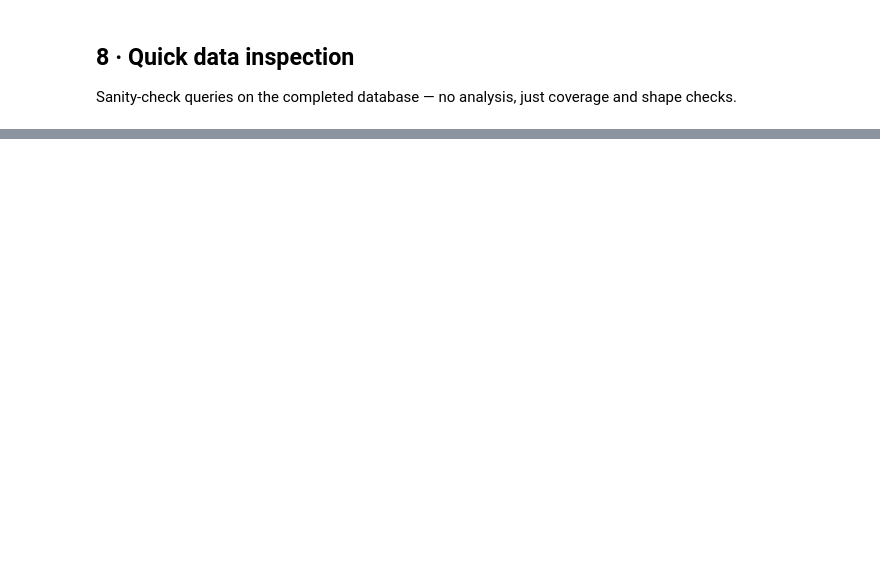
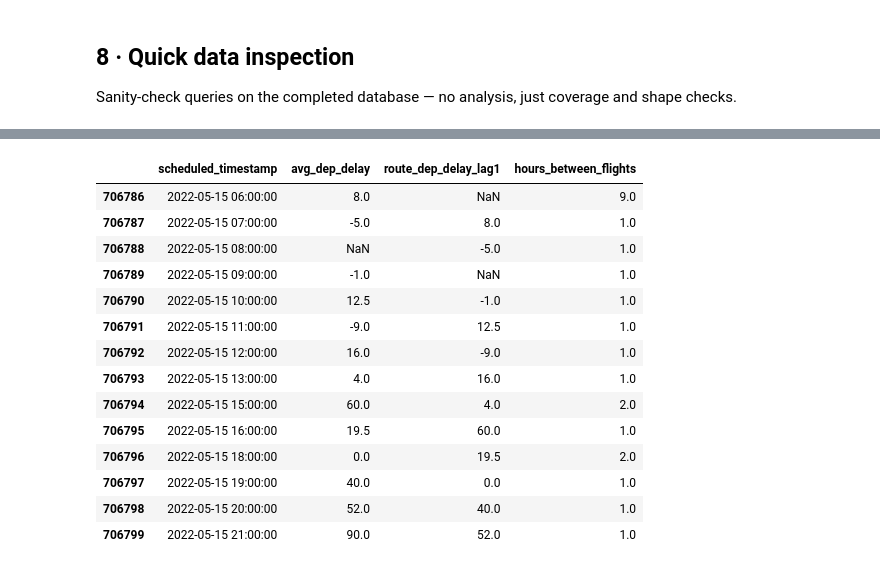
Before and after one commit to Bernd-Slagter/WDI_V2_UvT_2026, a Jupyter notebook: aviation_pipeline.ipynb, the cells around one changed output, grey strips where cells are left out. Cells and saved outputs as stored; diff of their text form; code cells hidden in the pictures; blank space fills up the shorter version.

```diff
--- a/aviation_pipeline.ipynb
+++ b/aviation_pipeline.ipynb
@@ -1232,0 +1510,30 @@ for f in sorted(SCHEMA_DIR.glob('*')):
+# %%
+# test route lag
+test_route = panel_route_lagged[
+    (panel_route_lagged['origin_airport'] == 'ATL') &
+    (panel_route_lagged['destination_airport'] == 'LGA') &
+    (panel_route_lagged['flight_date'] == '2022-05-15')
+].sort_values('scheduled_timestamp')
+
+display(test_route[[
+    'scheduled_timestamp',
+    'avg_dep_delay',
+    'route_dep_delay_lag1',
+    'hours_between_flights'
+]].head(30))
+# %% [output]
+|  | scheduled_timestamp | avg_dep_delay | route_dep_delay_lag1 | hours_between_flights |
+| 706786 | 2022-05-15 06:00:00 | 8.0 | NaN | 9.0 |
+| 706787 | 2022-05-15 07:00:00 | -5.0 | 8.0 | 1.0 |
+| 706788 | 2022-05-15 08:00:00 | NaN | -5.0 | 1.0 |
+| 706789 | 2022-05-15 09:00:00 | -1.0 | NaN | 1.0 |
+| 706790 | 2022-05-15 10:00:00 | 12.5 | -1.0 | 1.0 |
+| 706791 | 2022-05-15 11:00:00 | -9.0 | 12.5 | 1.0 |
+| 706792 | 2022-05-15 12:00:00 | 16.0 | -9.0 | 1.0 |
+| 706793 | 2022-05-15 13:00:00 | 4.0 | 16.0 | 1.0 |
+| 706794 | 2022-05-15 15:00:00 | 60.0 | 4.0 | 2.0 |
+| 706795 | 2022-05-15 16:00:00 | 19.5 | 60.0 | 1.0 |
+| 706796 | 2022-05-15 18:00:00 | 0.0 | 19.5 | 2.0 |
+| 706797 | 2022-05-15 19:00:00 | 40.0 | 0.0 | 1.0 |
+| 706798 | 2022-05-15 20:00:00 | 52.0 | 40.0 | 1.0 |
+| 706799 | 2022-05-15 21:00:00 | 90.0 | 52.0 | 1.0 |
```
Also changed, not shown: parts of 30 cells of this notebook.
